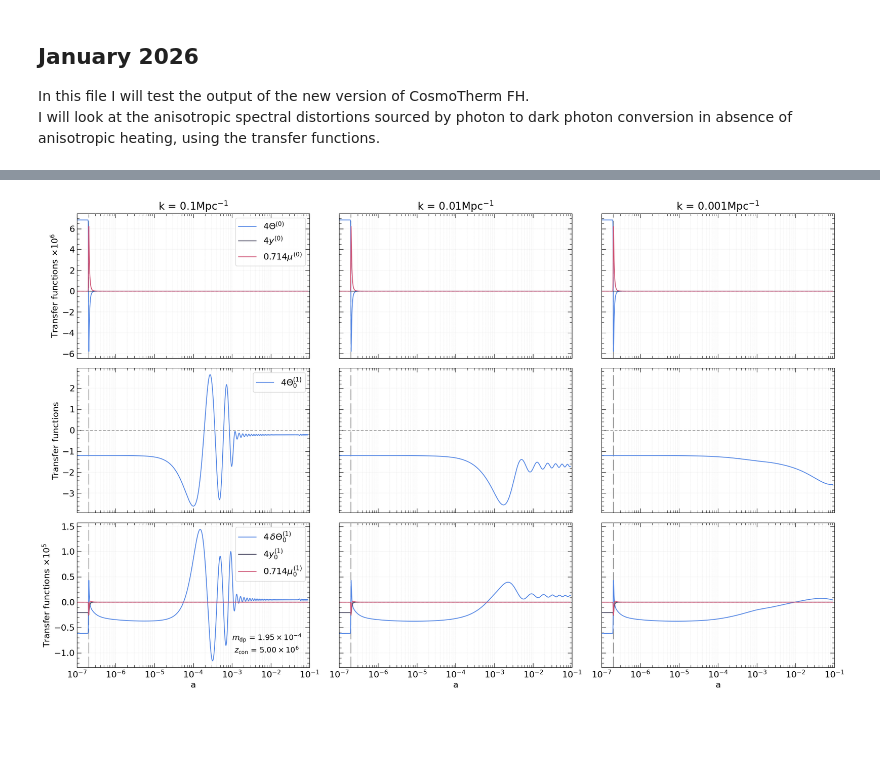
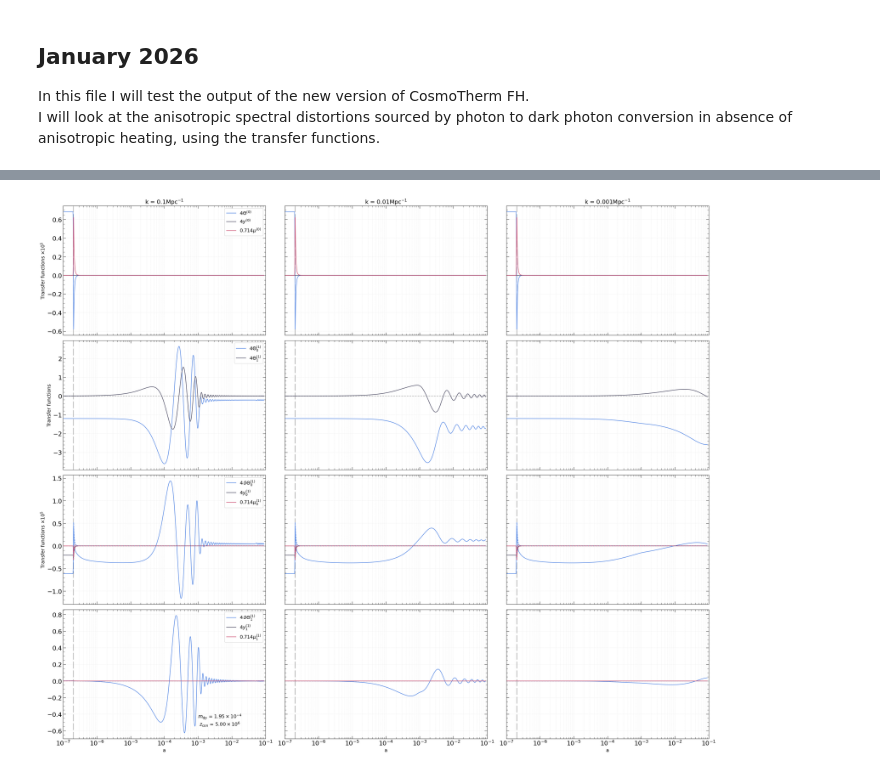
Before and after one commit to Sareva00/Photon_conversion, a Jupyter notebook: transfer_functions.ipynb, the cells around one changed output, grey strips where cells are left out. Saved outputs shown, nothing was run; the diff lists cells and outputs as text; code cells hidden in the pictures; blank space fills up the shorter version.

Commit message:
plotting tight coupling approximation

```diff
--- a/transfer_functions.ipynb
+++ b/transfer_functions.ipynb
@@ -47,7 +67,8 @@ def extract_state_scattering_basis(folder_path, ell, ell_max, k, basis="scatteri
     bg_file = next(folder.glob(f"full_state_kv_{k}.dat_ymax15_lmax{ell_max}_adiabatic_scattering-basis_bg.dat"))
     bg_file2 = next(folder.glob(f"full_state_kv_{k}.dat_ymax15_lmax{ell_max}_adiabatic.dat"))
 
-    theta = [[] for _ in range(ell+3)]
+    dtheta = [[] for _ in range(ell+1)]  # To store corrections to the monopole, will be filled from bg_file2
+    theta = [[] for _ in range(ell+2)]
     mu = [[] for _ in range(ell+2)]
     y = [[] for _ in range(ell+2)]
     a = []
@@ -76,31 +97,50 @@ def extract_state_scattering_basis(folder_path, ell, ell_max, k, basis="scatteri
         theta[i+1].extend(data_theta[:, 1])
         y[i+1].extend(data[:, 2])
         mu[i+1].extend(data[:, 9])
+        dtheta[i].extend(data_theta_bg[:, theta_corr_col+i])
 
     # Load corrections to the monopole from the background file (dynamically found column)
-    theta[-1].extend(data_theta_bg[:, theta_corr_col])
 
-    return a, np.array(theta), np.array(y), np.array(mu)
+
+    return a, np.array(theta), np.array(y), np.array(mu), np.array(dtheta)
 # %%
-ell = 0
+ell = 1
 kv_values = [ "002", "003", "004"]
 kv_values_Mpc = {"001" : 1, "002" : 0.1, "003" : 0.01, "004" : 0.001}
+
+zcon = [5.0e6,5.0e5, 5e4, 5e3]
+# %%
+z = []
+dtheta_tc = []
+y_tc = []
+mu_tc = []
+
+
+
+for kv in kv_values:
+    z, _theta, _y, _mu = extract_tightcoupling_approx("../Data/Dark-photons/outputs_dp_tc/outputs-dp1.0_ph",ell,150,kv )
+
+    dtheta_tc.append(_theta)
+    y_tc.append(_y)
+    mu_tc.append(_mu)
 # %%
 
 theta = []
 y = []
 mu = []
 a = []
+dtheta = []
 
 for kv in kv_values:
-    zt, th, yy, m = extract_state_scattering_basis("../Data/Dark-photons/output_dp_ell/outputs-dp1.0_ph/batch/FH/yn_T_aniso_system", ell, 150, kv )
-    #zt, th, yy, m = extract_state_scattering_basis("../Data/Dark-photons/output_dp_tfph2/outputs-dp1.0_ph/batch/FH/yn_T_aniso_system", ell, 150, kv )
-    #zt, th, yy, m = extract_state_scattering_basis("../Data/Dark-photons/dp-aniso1.0/", ell, 50, kv )
+    zt, th, yy, m, dth = extract_state_scattering_basis("../Data/Dark-photons/output_dp_ell/outputs-dp1.0_ph/batch/FH/yn_T_aniso_system", ell, 150, kv )
+    #zt, th, yy, m, dth = extract_state_scattering_basis("../Data/Dark-photons/output_dp_tfph2/outputs-dp1.0_ph/batch/FH/yn_T_aniso_system", ell, 150, kv )
+    #zt, th, yy, m, dth = extract_state_scattering_basis("../Data/Dark-photons/dp-aniso1.0/", ell, 50, kv )
 
     theta.append(th)
     y.append(yy)
     mu.append(m)
     a.append(zt)
+    dtheta.append(dth)
 # %%
 theta[0][-1]/(theta[0][1]*3)
 # %% [output]
@@ -179,10 +228,10 @@ def plot_transfer_functions(a, theta, y, mu, colors, zcon, m_dp):
 # %%
 
 
-zcon = 5.0e6
+
 m_dp = 0.000195304
 # Plot Analytical Spectra
 
-plot_transfer_functions(a, theta, y, mu, colors, zcon, m_dp)
+plot_transfer_functions(a, theta, dtheta, y, mu, colors, zcon[0], m_dp, dtheta_tc, y_tc, mu_tc)
 # %% [output]
-[figure, old version]
+[figure, new version]
```
Also changed, not shown: parts of 13 cells of this notebook, 2 other files.
